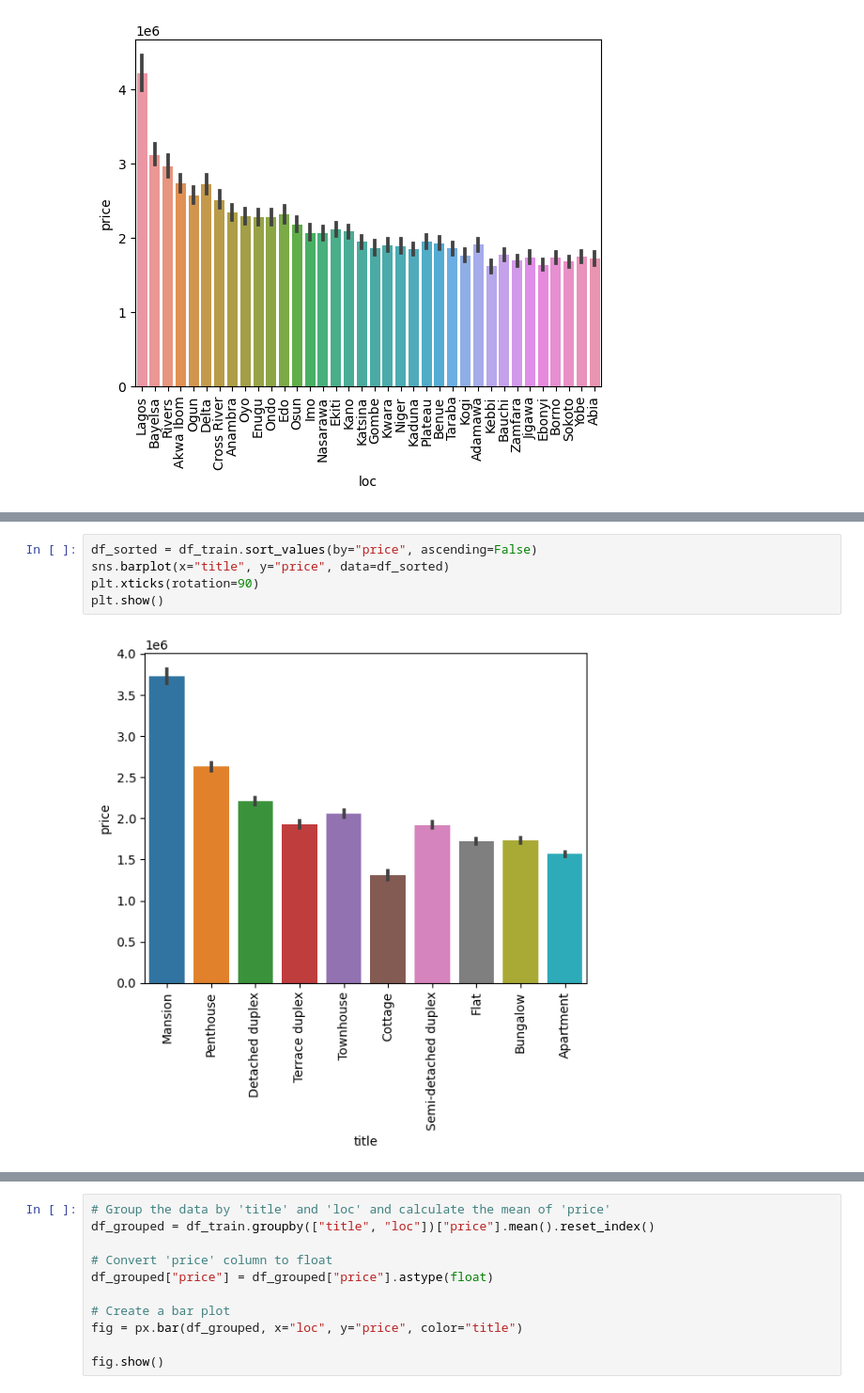
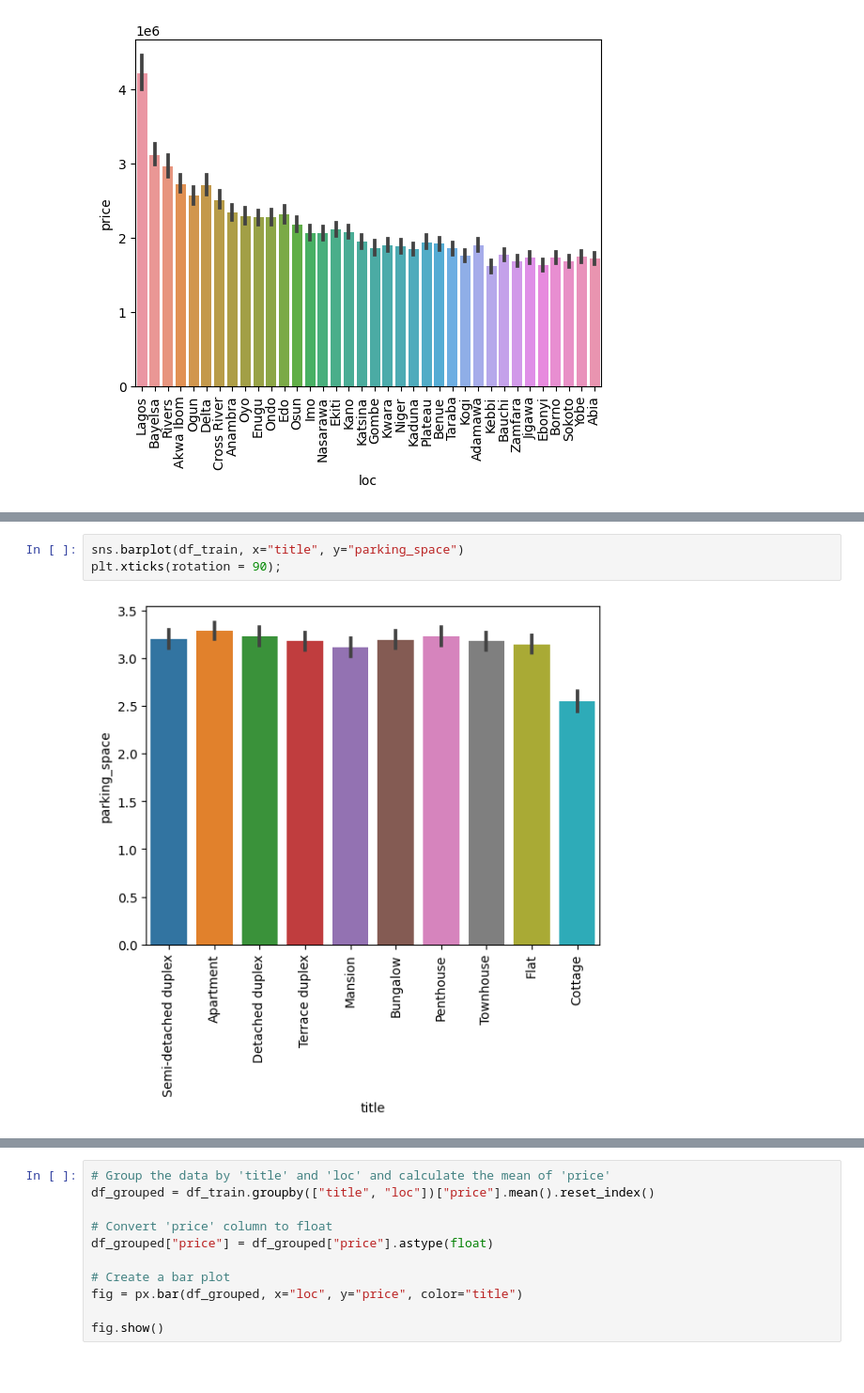
Before and after one commit to veronicaeyo/house_price_prediction, a Jupyter notebook: house_prediction.ipynb, the cells around one changed output, grey strips where cells are left out. Shown at 94% size. Saved outputs shown, nothing was run; the diff lists cells and outputs as text.

```diff
--- a/house_prediction.ipynb
+++ b/house_prediction.ipynb
@@ -131,7 +198,5 @@ plt.show()
 # %%
-df_sorted = df_train.sort_values(by="price", ascending=False)
-sns.barplot(x="title", y="price", data=df_sorted)
-plt.xticks(rotation=90)
-plt.show()
+sns.barplot(df_train, x="title", y="parking_space")
+plt.xticks(rotation = 90);
 # %% [output]
-[figure, old version]
+[figure, new version]
```
Also changed, not shown: parts of 14 cells of this notebook.
